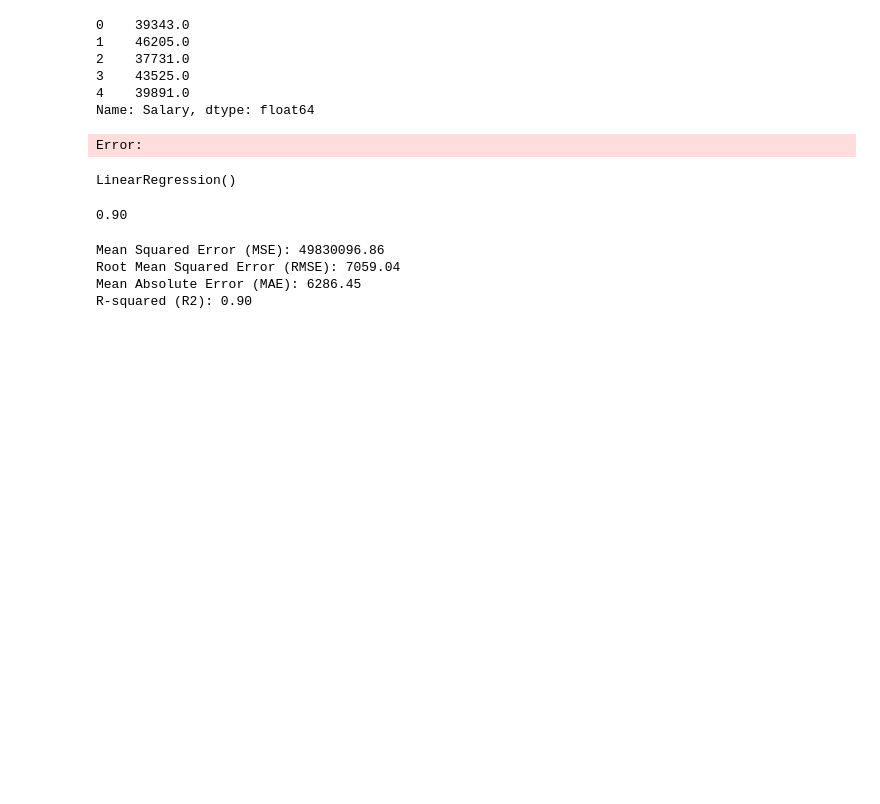
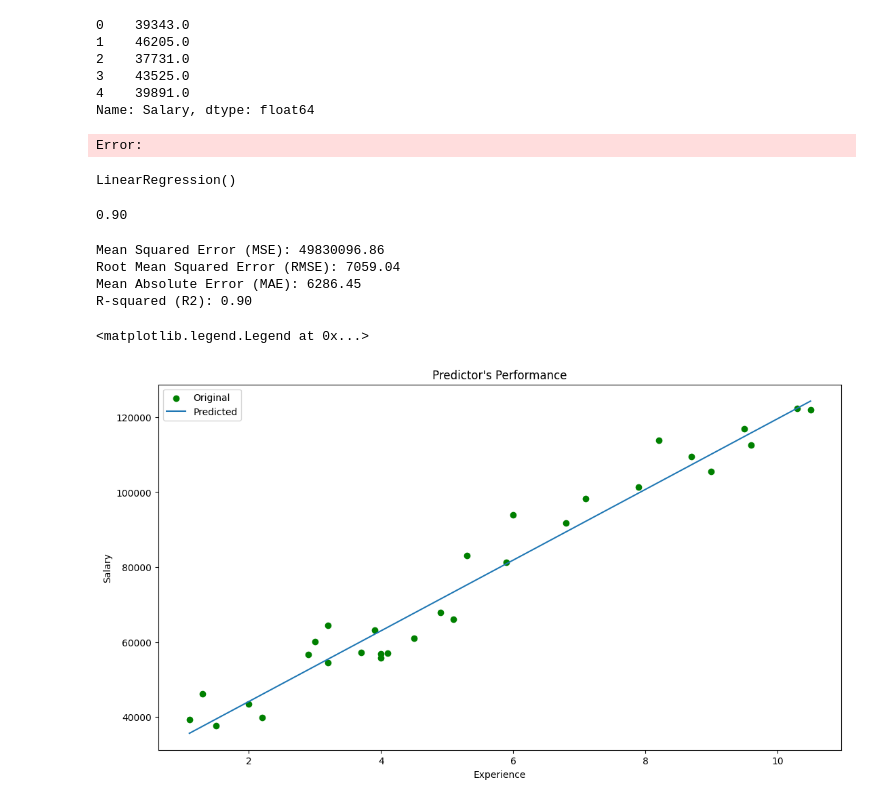
Before and after one commit to Mezgo/Machine-Learning, a Jupyter notebook: Salary Prediction.ipynb, the cells around one changed output. Drawn from its saved outputs; the diff is of its cells as text; code cells hidden in the pictures; blank space fills up the shorter version.

Commit message:
Predictor's perfomance graph

```diff
--- a/Salary Prediction.ipynb
+++ b/Salary Prediction.ipynb
@@ -147,0 +146,14 @@ print(f'Predicted salary:\n{y_pred}')
+# %%
+fig, axes = plt.subplots(figsize =(13,7))
+axes.set_title("Predictor's Performance")
+axes.set_ylabel('Salary')
+axes.set_xlabel('Experience')
+
+axes.scatter(x, y, c='g')
+axes.plot(x, regressor.predict(x))
+
+axes.legend(['Original', 'Predicted'])
+# axes.scatter(xtest, ytest)
+# %% [output]
+<matplotlib.legend.Legend at 0x...>
+[figure, added]
```
Also changed, not shown: parts of 3 cells of this notebook.
